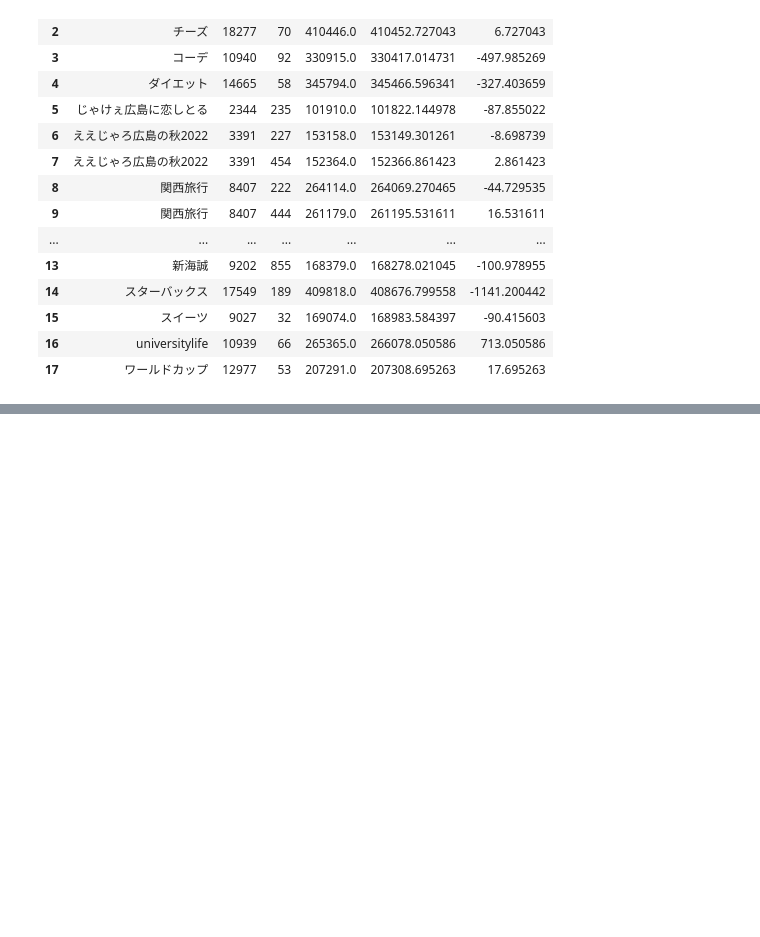
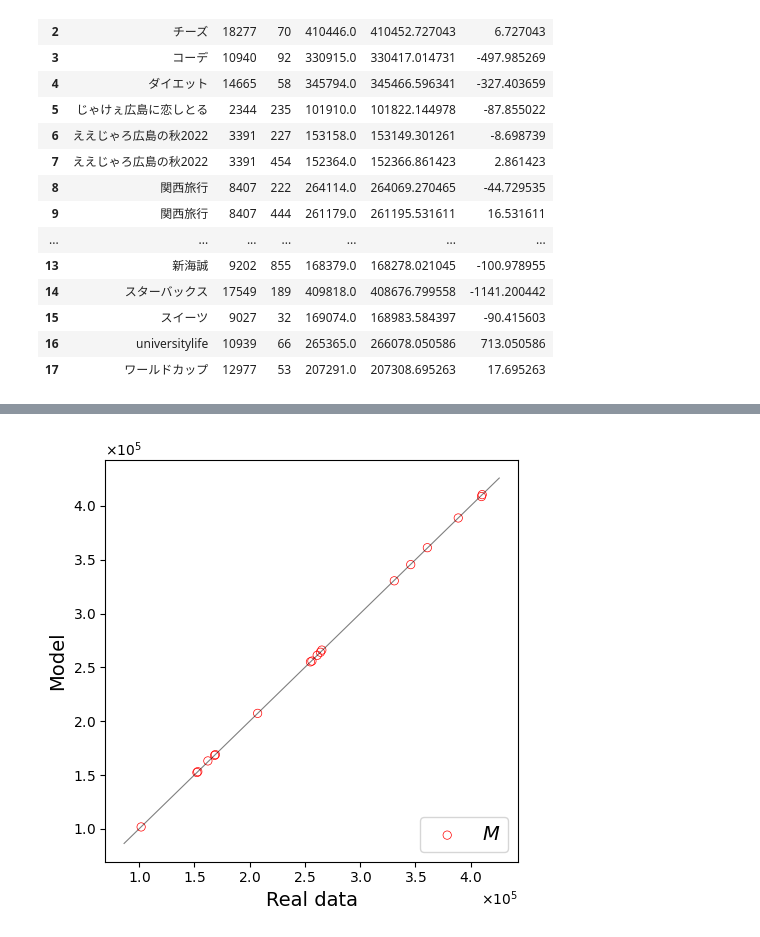
Before and after one commit to Nagayu71/Instagram-Trend-Analysis, a Jupyter notebook: notebooks/goodness_of_fit.ipynb, the cells around one changed output, grey strips where cells are left out. Cells and saved outputs as stored; diff of their text form; code cells hidden in the pictures; blank space fills up the shorter version.

```diff
--- a/notebooks/goodness_of_fit.ipynb
+++ b/notebooks/goodness_of_fit.ipynb
@@ -56,0 +99,18 @@ fig.tight_layout()
+# %%
+fig = plt.figure(figsize=(5,5))
+ax = fig.add_subplot()
+
+# Plots scatter
+ax.scatter(x=result['actual'], y=result['theoretical'], facecolor='None', edgecolors='r', linewidths=0.5, label=r'$M$')
+x = [ax.get_xlim()[0], ax.get_xlim()[1]]
+ax.plot(x, x, color='k', linewidth=0.8, alpha=0.5)
+ax.set_xlabel('Real data', fontsize=14)
+ax.set_ylabel('Model', fontsize=14)
+ax.xaxis.set_major_formatter(ScalarFormatter(useMathText=True))
+ax.ticklabel_format(style="sci", axis="x",scilimits=(0,0))
+ax.yaxis.set_major_formatter(ScalarFormatter(useMathText=True))
+ax.ticklabel_format(style="sci", axis="y",scilimits=(0,0))
+ax.legend(loc='lower right', fontsize=14)
+fig.tight_layout()
+# %% [output]
+[figure, added]
```
Also changed, not shown: parts of 3 cells of this notebook.
